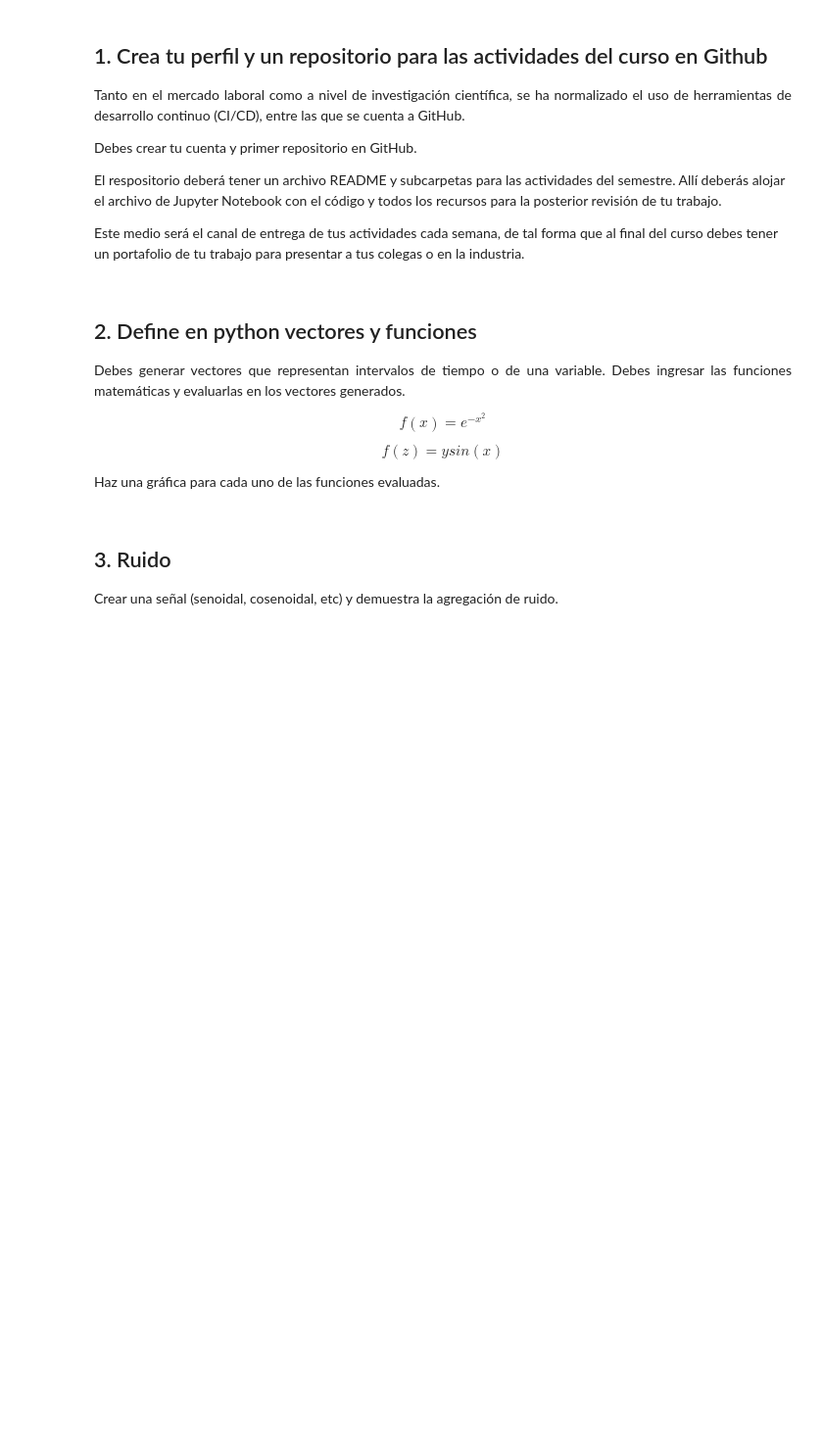
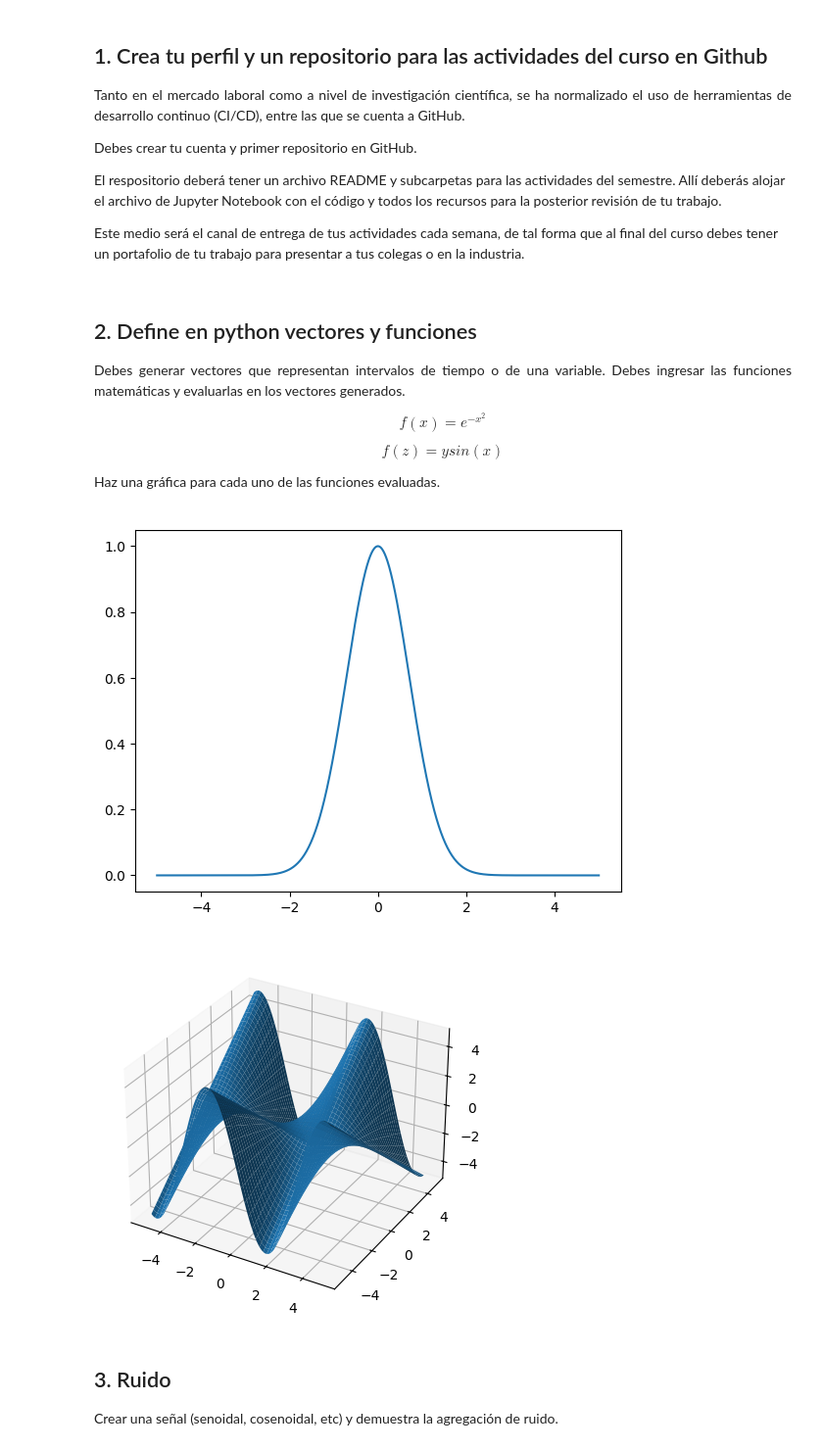
Before and after one commit to MatiasArmijo/Actividades-EIE-401-Matias-Armijo, a Jupyter notebook: actividad-1/Actividad_1_ApellidoNombre_ID.ipynb, the cells around one changed output. Shown: that part at 98% size. Cells and saved outputs as stored; diff of their text form; code cells hidden in the pictures; blank space fills up the shorter version.

```diff
--- a/actividad-1/Actividad_1_ApellidoNombre_ID.ipynb
+++ b/actividad-1/Actividad_1_ApellidoNombre_ID.ipynb
@@ -46,10 +46,28 @@ $$
 Haz una gráfica para cada uno de las funciones evaluadas.
 # %%
 import numpy as np
-import math
+import matplotlib.pyplot as plt
 
-n = np.linspace(0,100,1000)
-f_x = np.exp(-n**2)
+x = np.linspace(-5,5,1000)
+f_x = np.exp(-x**2)
+
+y = x
+X, Y = np.meshgrid(x, y)
+f_z = Y*np.sin(X)
+
+
+# Plot the surface
+fig,ax = plt.subplots()
+ax.plot(x,f_x)
+
+
+fig, ax = plt.subplots(subplot_kw={"projection": "3d"})
+ax.plot_surface(X, Y, f_z)
+
+plt.show()
+# %% [output]
+[figure, added]
+[figure, added]
 # %% [markdown]
 ## 3. Ruido
 <p align="justify">
```
